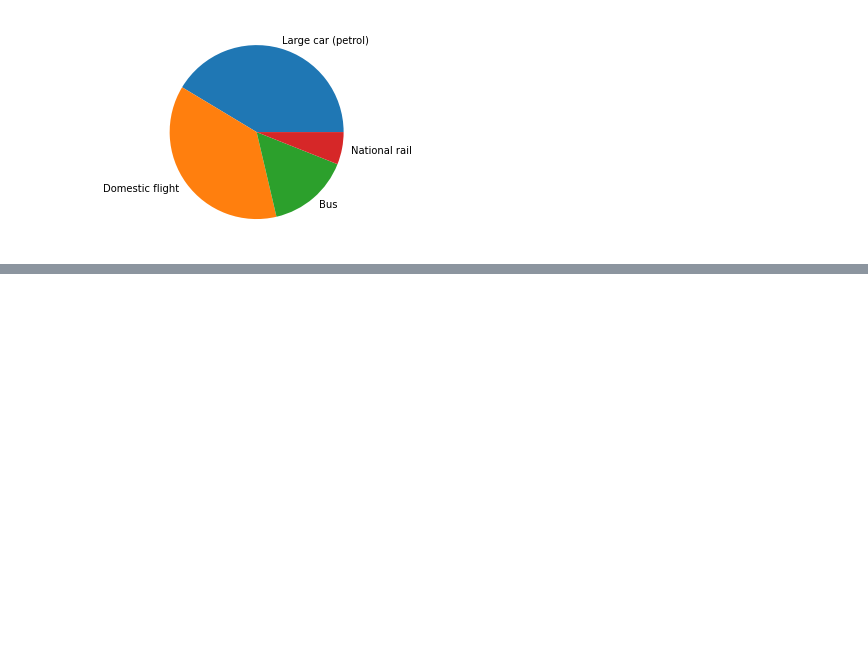
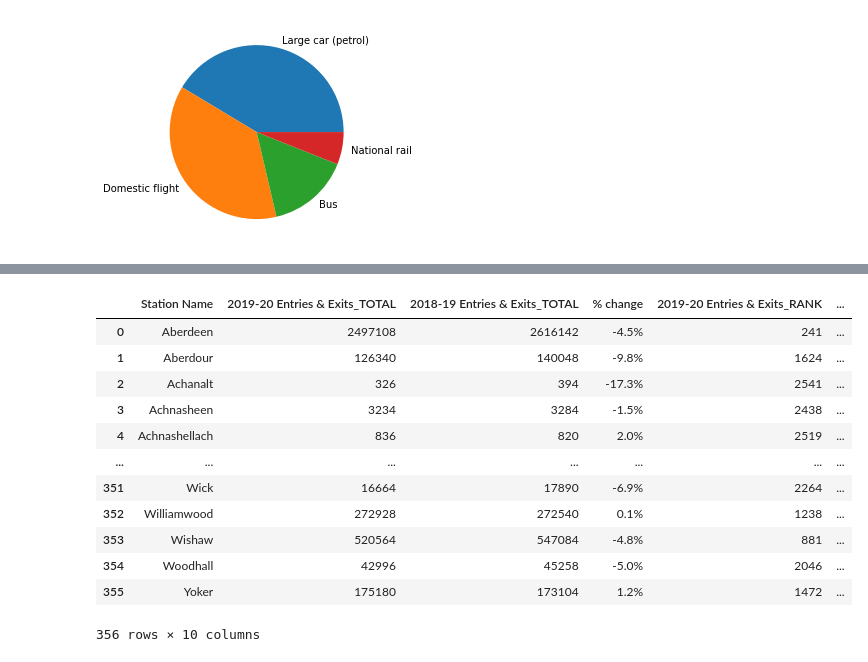
Before and after one commit to JoshYang1/Innovation-Week-Krusty-Krabs, a Jupyter notebook: Krusty Krab.ipynb, the cells around one changed output, grey strips where cells are left out. Saved outputs shown, nothing was run; the diff lists cells and outputs as text; code cells hidden in the pictures; blank space fills up the shorter version.

```diff
--- a/Krusty Krab.ipynb
+++ b/Krusty Krab.ipynb
@@ -141,0 +280,23 @@ plt.show()
+# %%
+station_usage = pd.read_csv('Datasets/station_usage.csv')
+
+
+station_usage["2019-20 Entries & Exits_TOTAL"] = station_usage["2019-20 Entries & Exits_TOTAL"].replace(',','', regex=True)
+station_usage["2018-19 Entries & Exits_TOTAL"] = station_usage["2018-19 Entries & Exits_TOTAL"].replace(',','', regex=True)
+station_usage["2019-20 Entries & Exits_RANK"] = station_usage["2019-20 Entries & Exits_RANK"].replace(',','', regex=True)
+
+station_usage
+# %% [output]
+|  | Station Name | 2019-20 Entries & Exits_TOTAL | 2018-19 Entries & Exits_TOTAL | % change | 2019-20 Entries & Exits_RANK | ... |
+| 0 | Aberdeen | 2497108 | 2616142 | -4.5% | 241 | ... |
+| 1 | Aberdour | 126340 | 140048 | -9.8% | 1624 | ... |
+| 2 | Achanalt | 326 | 394 | -17.3% | 2541 | ... |
+| 3 | Achnasheen | 3234 | 3284 | -1.5% | 2438 | ... |
+| 4 | Achnashellach | 836 | 820 | 2.0% | 2519 | ... |
+| ... | ... | ... | ... | ... | ... | ... |
+| 351 | Wick | 16664 | 17890 | -6.9% | 2264 | ... |
+| 352 | Williamwood | 272928 | 272540 | 0.1% | 1238 | ... |
+| 353 | Wishaw | 520564 | 547084 | -4.8% | 881 | ... |
+| 354 | Woodhall | 42996 | 45258 | -5.0% | 2046 | ... |
+| 355 | Yoker | 175180 | 173104 | 1.2% | 1472 | ... |
+356 rows × 10 columns
```
Also changed, not shown: parts of 8 cells of this notebook.
